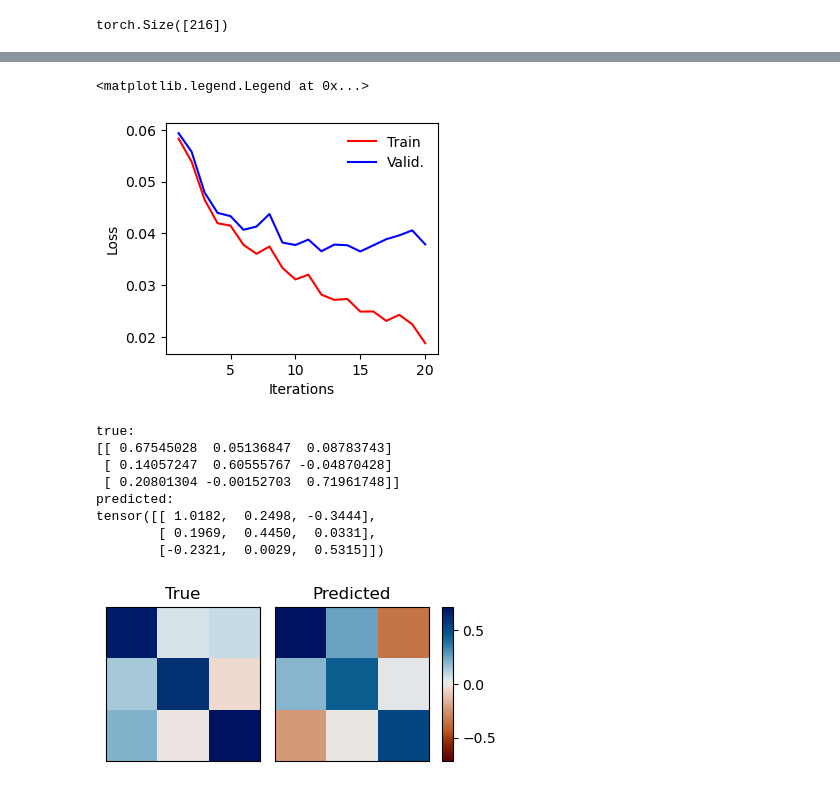
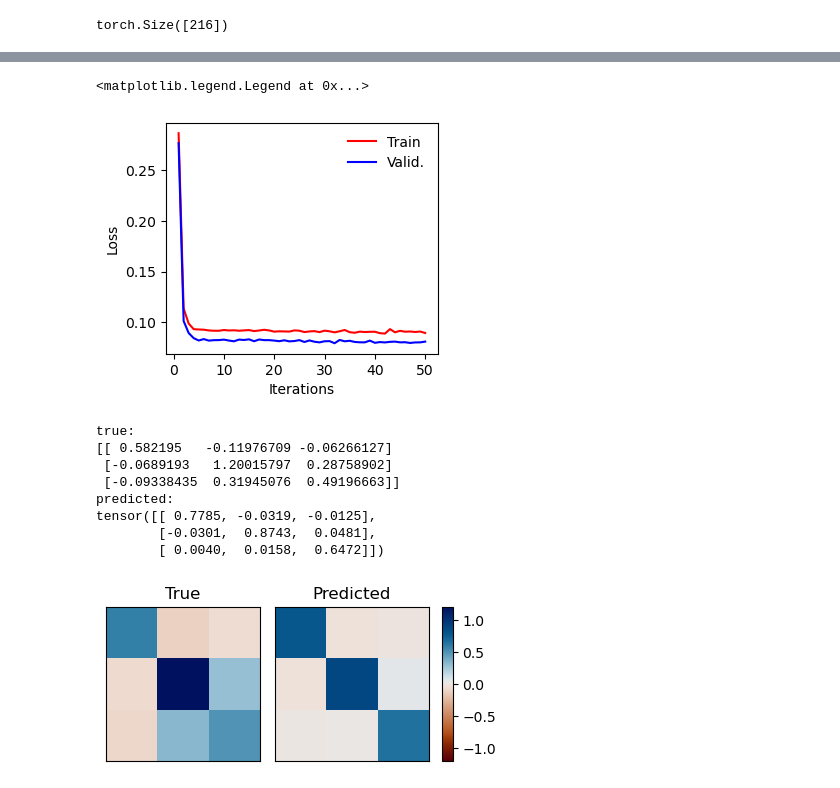
Before and after one commit to jingsk/BEC_QSPR, a Jupyter notebook: bec.ipynb, the cells around one changed output, grey strips where cells are left out. Saved outputs shown, nothing was run; the diff lists cells and outputs as text; code cells hidden in the pictures.

Commit message:
training in batches, loss is now lower but still high - likely due to small smaple size.

```diff
--- a/bec.ipynb
+++ b/bec.ipynb
@@ -109,7 +109,7 @@ test_size = 0.1
 idx_train, idx_valid, idx_test = train_valid_test_split(df.data, valid_size=test_size, test_size=test_size)
 # %%
 # Format dataloaders
-batch_size = 1
+batch_size = 4
 dataloader_train = tg.loader.DataLoader(df.iloc[idx_train]['data'].tolist(), batch_size=batch_size, shuffle=True)
 dataloader_valid = tg.loader.DataLoader(df.iloc[idx_valid]['data'].tolist(), batch_size=batch_size)
 dataloader_test = tg.loader.DataLoader(df.iloc[idx_test]['data'].tolist(), batch_size=batch_size)
@@ -162,7 +162,8 @@ class E3NN(Network):
     def transform(self, data):
         data['x'] = self.emb_x(data['x_in'])
         data['z'] = self.emb_z(data['z_in'])
-        return super().forward(data)[0]
+        return super().forward(data
+)[0]
 
     # def get_raman(self, y, data, batch):
     #     y = self.tij.to_cartesian(y, self.rtp)
@@ -206,7 +207,7 @@ class E3NN(Network):
     def loss_bec(self, b_pred, b_true):
         # print(b_pred.shape)
         # print(b_true.shape)
-        return nn.MSELoss()(b_pred, b_true)
+        return nn.MSELoss()(b_pred[:,-4:], b_true[:,-4:])
 
 
     # def loss_raman(self, y_pred, y_true):
@@ -300,10 +301,10 @@ class E3NN(Network):
 # %%
 #Z_max = 4
 args_enn = {'in_dim': Z_max,
-            'emb_dim': 64,
+            'emb_dim': 4,
             'num_layers': 2,
             'max_radius': r_max,
-            'num_neighbors': 6,
+            'num_neighbors': 10,
            }
 
 enn = E3NN(**args_enn).to(device)
@@ -342,7 +343,7 @@ else:
     s0 = 0
 # %%
 # fit E3NN
-for results in enn.fit(opt, dataloader_train, dataloader_valid, history, s0, max_iter=20, device=device,
+for results in enn.fit(opt, dataloader_train, dataloader_valid, history, s0, max_iter=50, device=device,
                        scheduler=scheduler):
     with open(model_path, 'wb') as f:
         torch.save(results, f)
@@ -385,7 +383,7 @@ ax.legend(frameon=False)
 #fig.savefig('images/' + enn.model_name + '_' + str(model_num) + '/loss.svg', bbox_inches='tight')
 # %% [output]
 <matplotlib.legend.Legend at 0x...>
-[figure, old version]
+[figure, new version]
 # %%
 entry = df.iloc[idx_test].iloc[6]
 entry
@@ -396,7 +394,7 @@ bec_pred = enn(x.to(device))
 bec_pred = CartesianTensor("i=i").to_cartesian(bec_pred[0].detach().cpu())[0]
 # %%
 entry = df.iloc[idx_test].iloc[0]
-idx_to_plt = 23
+idx_to_plt = 20
 x = tg.data.Batch.from_data_list([entry.data])
 x.pos.requires_grad = True
 bec_pred = enn(x.to(device))
@@ -404,37 +402,37 @@ bec_pred = CartesianTensor("i=i").to_cartesian(bec_pred.detach().cpu())[0]
 
 
 fig, ax = plt.subplots(1,3, figsize=(4.5,2), gridspec_kw={'width_ratios': [1,1,0.07]})
 plt.subplots_adjust(wspace=0.1)
 vmax = np.abs(entry.bec[idx_to_plt]).max()
 norm = plt.Normalize(vmin=-vmax, vmax=vmax)
 
 sm = mpl.cm.ScalarMappable(cmap=cm.vik_r, norm=norm)
 
 ax[0].imshow(entry.bec[idx_to_plt], cmap=sm.cmap, norm=sm.norm)
 ax[0].set_title('True')
 
 ax[1].imshow(bec_pred[idx_to_plt], cmap=sm.cmap, norm=sm.norm)
 ax[1].set_title('Predicted')
 
 ax[0].set_xticks([]); ax[1].set_xticks([])
 ax[0].set_yticks([]); ax[1].set_yticks([])
 
 plt.colorbar(sm, cax=ax[2]);
 
 print('true:')
 print(entry.bec[idx_to_plt])
 
 print('predicted:')
 print(bec_pred[idx_to_plt])
 
 #fig.savefig('example_dielectric_' + entry.formula.replace(' ','') + '.svg', bbox_inches='tight', transparent=True)
 # %% [output]
 true:
-[[ 0.67545028  0.05136847  0.08783743]
- [ 0.14057247  0.60555767 -0.04870428]
- [ 0.20801304 -0.00152703  0.71961748]]
+[[ 0.582195   -0.11976709 -0.06266127]
+ [-0.0689193   1.20015797  0.28758902]
+ [-0.09338435  0.31945076  0.49196663]]
 predicted:
-tensor([[ 1.0182,  0.2498, -0.3444],
-        [ 0.1969,  0.4450,  0.0331],
-        [-0.2321,  0.0029,  0.5315]])
+tensor([[ 0.7785, -0.0319, -0.0125],
+        [-0.0301,  0.8743,  0.0481],
+        [ 0.0040,  0.0158,  0.6472]])
-[figure, old version]
+[figure, new version]
```
Also changed, not shown: parts of 8 cells of this notebook, 1 other file.
